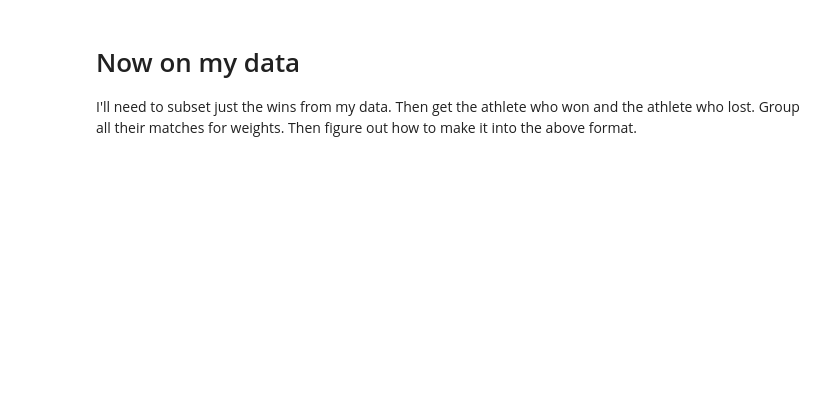
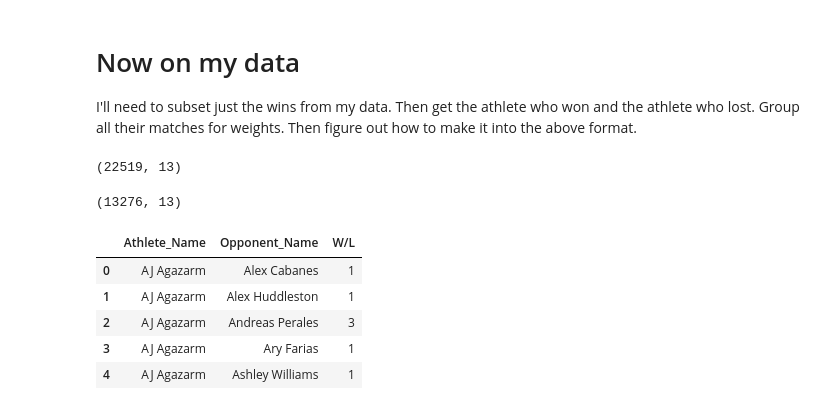
Before and after one commit to gossdante/bjj_network, a Jupyter notebook: network.ipynb, the cells around one changed output. Drawn from its saved outputs; the diff is of its cells as text; code cells hidden in the pictures; blank space fills up the shorter version.

```diff
--- a/network.ipynb
+++ b/network.ipynb
@@ -127,3 +128,26 @@ I'll need to subset just the wins from my data.
 Then get the athlete who won and the athlete who lost.
 Group all their matches for weights.
 Then figure out how to make it into the above format.
+# %%
+# Get only wins
+Wins = All_Matches[All_Matches['W/L']=='W']
+Wins.head()
+Wins.shape
+# %% [output]
+(22519, 13)
+# %%
+# Lets remove any rows where either athlete is missing.
+Wins = Wins.dropna(subset = ['Athlete_Name','Opponent_Name'])
+Wins.shape
+# %% [output]
+(13276, 13)
+# %%
+Match_Pairs = Wins.groupby(['Athlete_Name','Opponent_Name'])['W/L'].count().reset_index()
+Match_Pairs.head()
+# %% [output]
+|  | Athlete_Name | Opponent_Name | W/L |
+| 0 | AJ Agazarm | Alex Cabanes | 1 |
+| 1 | AJ Agazarm | Alex Huddleston | 1 |
+| 2 | AJ Agazarm | Andreas Perales | 3 |
+| 3 | AJ Agazarm | Ary Farias | 1 |
+| 4 | AJ Agazarm | Ashley Williams | 1 |
```
Also changed, not shown: parts of 12 cells of this notebook, 4 other files.
